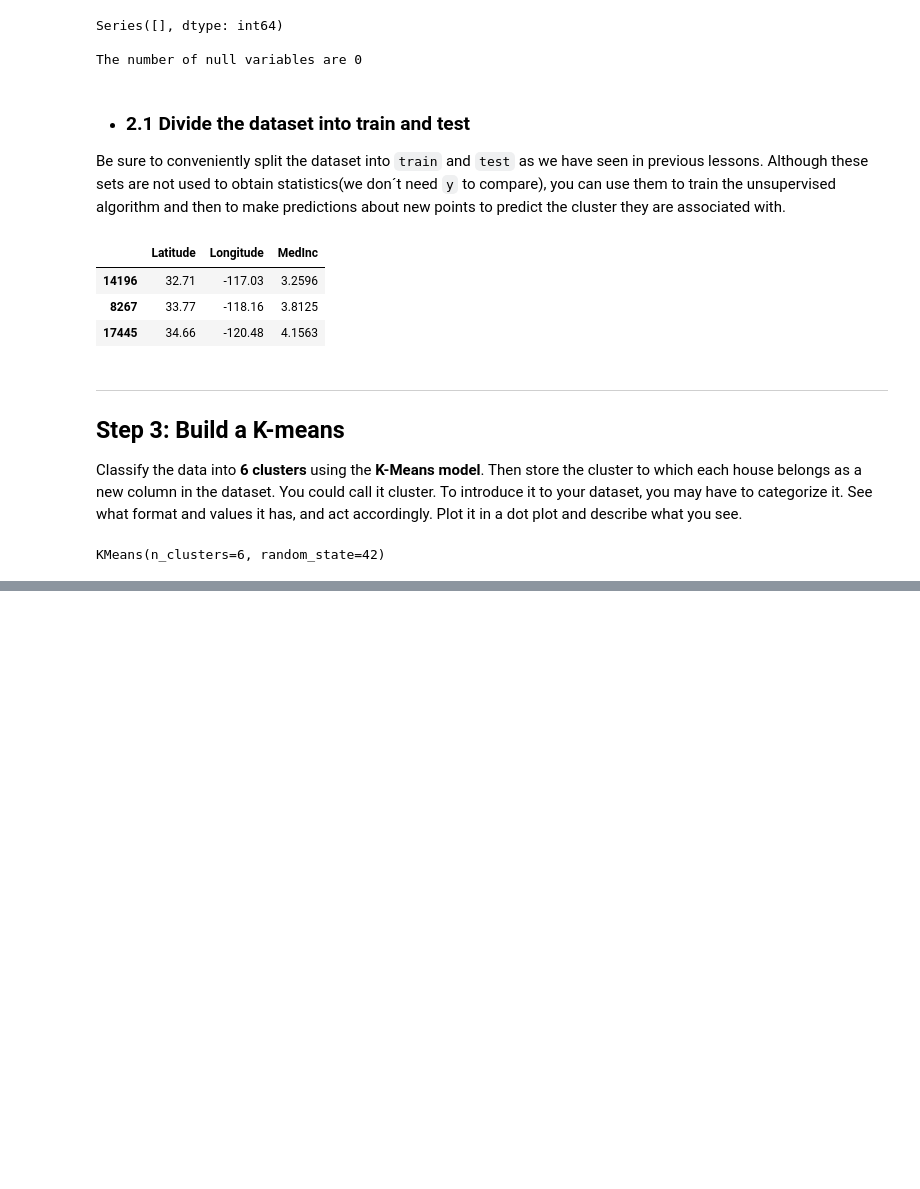
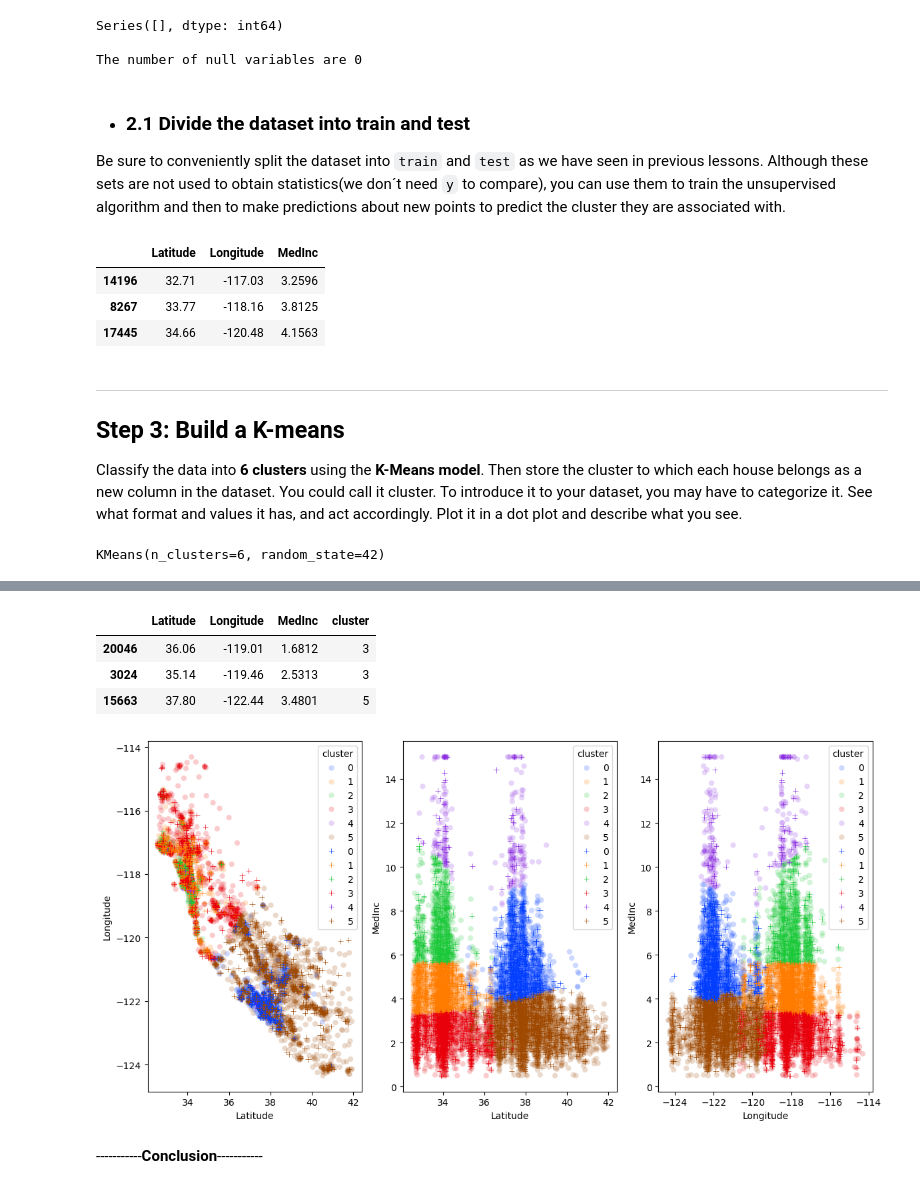
Before and after one commit to FerminRomeroBleda/Ferm-n-Romero-K-means, a Jupyter notebook: src/K-means.ipynb, the cells around one changed output, grey strips where cells are left out. Drawn from its saved outputs; the diff is of its cells as text; code cells hidden in the pictures; blank space fills up the shorter version.

```diff
--- a/src/K-means.ipynb
+++ b/src/K-means.ipynb
@@ -148,0 +195,74 @@ See the caveats in the documentation: https://pandas.pydata.org/pandas-docs/stab
+# %%
+y_test = list(model.predict(X_test))
+
+# Create a new column called `cluster` in X_test
+X_test["cluster"] = y_test
+
+X_test.head(3)
+# %% [output]
+|  | Latitude | Longitude | MedInc | cluster |
+| 20046 | 36.06 | -119.01 | 1.6812 | 3 |
+| 3024 | 35.14 | -119.46 | 2.5313 | 3 |
+| 15663 | 37.80 | -122.44 | 3.4801 | 5 |
+# %%
+fig, axis = plt.subplots(1,3, figsize = (12,6))
+
+# X_train
+# =================================================================
+
+sns.scatterplot(ax = axis[0],
+                 data = X_train,
+                   x = "Latitude",
+                     y = "Longitude",
+                       hue = "cluster",
+                         palette = "bright", alpha = 0.2)
+
+sns.scatterplot(ax = axis[1],
+                 data = X_train,
+                   x = "Latitude",
+                     y = "MedInc",
+                       hue = "cluster",
+                         palette = "bright", alpha = 0.2)
+
+sns.scatterplot(ax = axis[2],
+                 data = X_train,
+                   x = "Longitude",
+                     y = "MedInc",
+                       hue = "cluster",
+                         palette = "bright", alpha = 0.2)
+
+# X_test
+# =================================================================
+
+sns.scatterplot(ax = axis[0],
+                 data = X_test,
+                   x = "Latitude",
+                     y = "Longitude",
+                       hue = "cluster",
+                         palette = "bright",
+                           marker = "+")
+
+sns.scatterplot(ax = axis[1],
+                 data = X_test,
+                   x = "Latitude",
+                     y = "MedInc",
+                       hue = "cluster",
+                         palette = "bright",
+                           marker = "+")
+
+sns.scatterplot(ax = axis[2],
+                 data = X_test,
+                   x = "Longitude",
+                     y = "MedInc",
+                       hue = "cluster",
+                         palette = "bright",
+                           marker = "+")
+
+plt.tight_layout()
+
+
+plt.show()
+# %% [output]
+[figure, added]
+# %% [markdown]
+-----------**Conclusion**-----------
```
Also changed, not shown: parts of 14 cells of this notebook, 2 other files.
